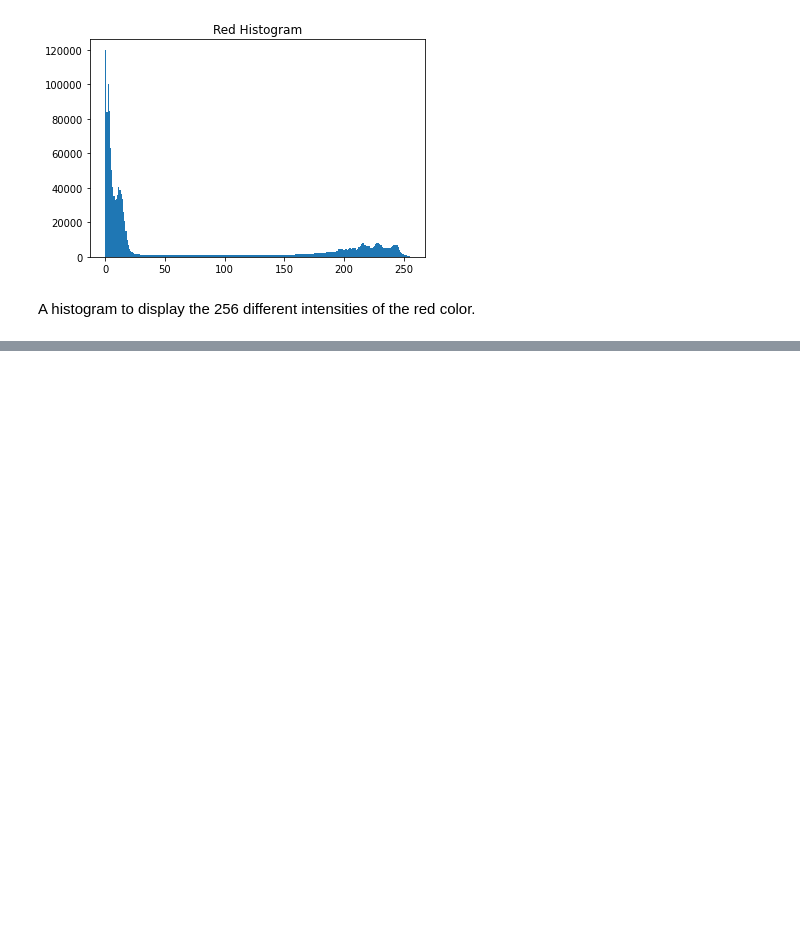
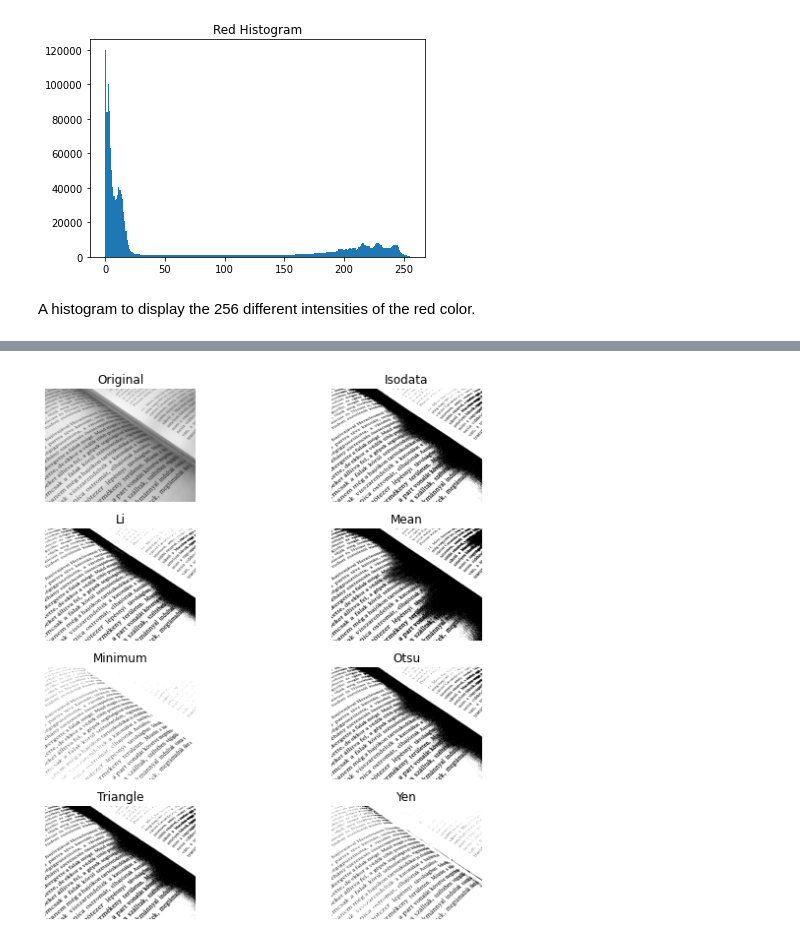
Before and after one commit to Gizem-kaya/Image-Processing-with-Python, a Jupyter notebook: firststepsofip.ipynb, the cells around one changed output, grey strips where cells are left out. Saved outputs shown, nothing was run; the diff lists cells and outputs as text; code cells hidden in the pictures; blank space fills up the shorter version.

```diff
--- a/firststepsofip.ipynb
+++ b/firststepsofip.ipynb
@@ -105,0 +117,9 @@ A histogram to display the 256 different intensities of the red color.
+# %%
+gradient = plt.imread("gradient.jpg")
+
+gradient = color.rgb2gray(gradient)
+
+fig, ax = try_all_threshold(gradient, figsize=(10, 8), verbose=False)
+plt.show()
+# %% [output]
+[figure, added]
```
Also changed, not shown: parts of 6 cells of this notebook.
